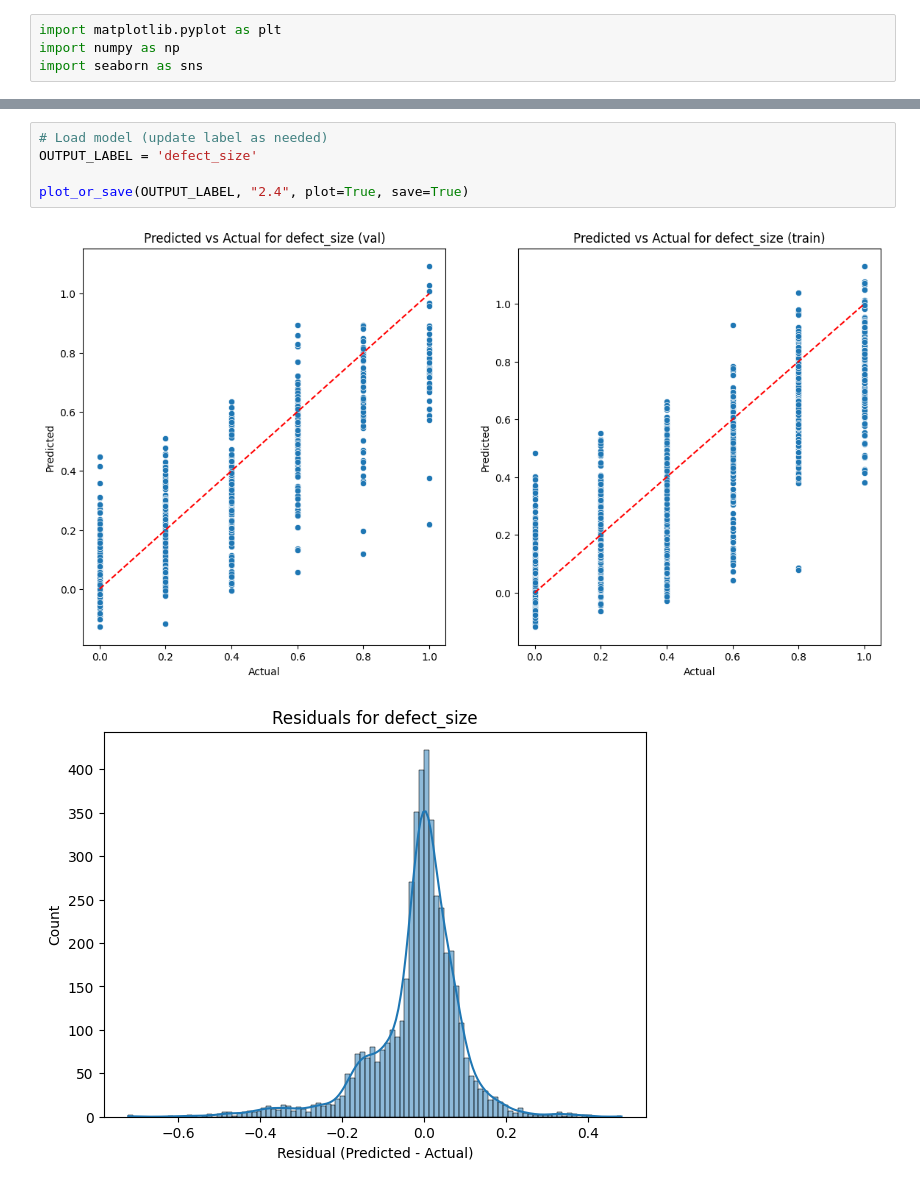
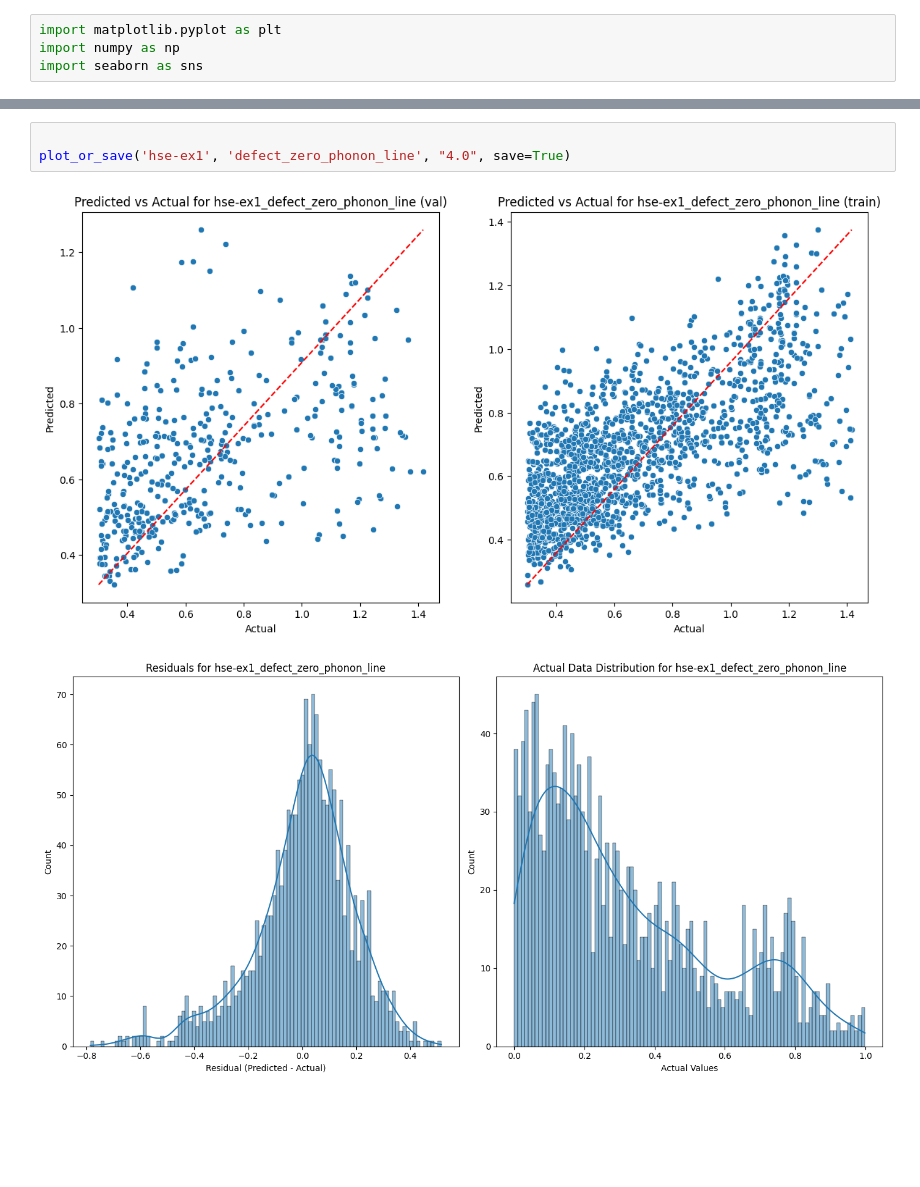
Before and after one commit to petedowney/CrystalDefects, a Jupyter notebook: visulizations.ipynb, the cells around one changed output, grey strips where cells are left out. Saved outputs shown, nothing was run; the diff lists cells and outputs as text; blank space fills up the shorter version.

Commit message:
added a classification based model system

```diff
--- a/visulizations.ipynb
+++ b/visulizations.ipynb
@@ -87,8 +142,6 @@ def plot_or_save(label, version, plot = True, save = False):
 # %%
-# Load model (update label as needed)
-OUTPUT_LABEL = 'defect_size'
 
-plot_or_save(OUTPUT_LABEL, "2.4", plot=True, save=True)
+plot_or_save('hse-ex1', 'defect_zero_phonon_line', "4.0", save=True)
 # %% [output]
-[figure, old version]
+[figure, new version]
-[figure, old version]
+[figure, new version]
```
Also changed, not shown: parts of 2 cells of this notebook, 50 other files.
